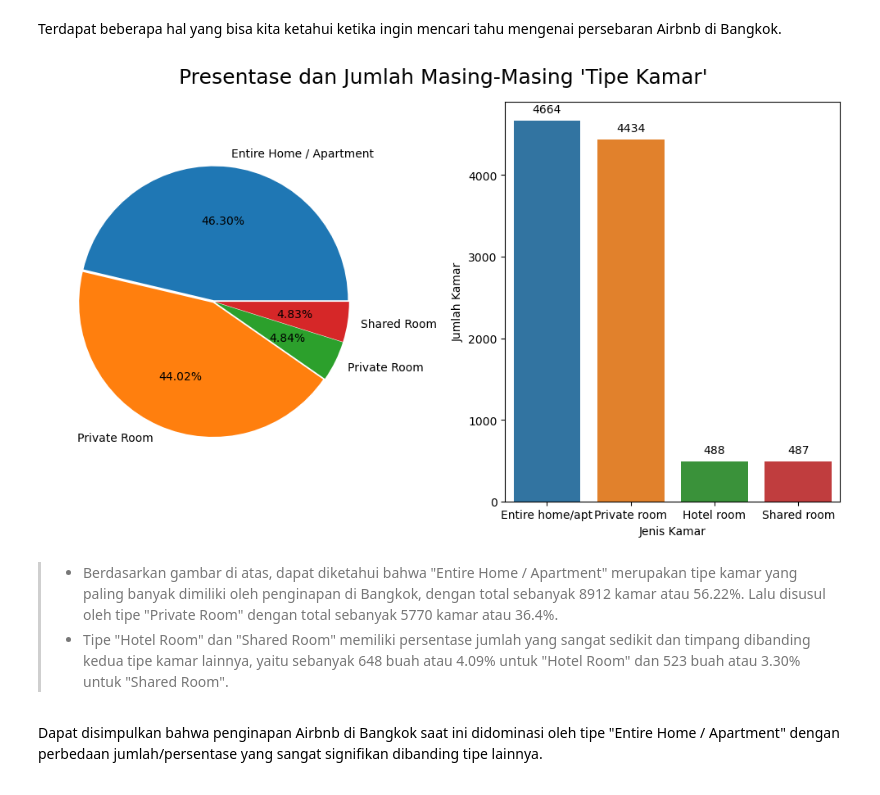
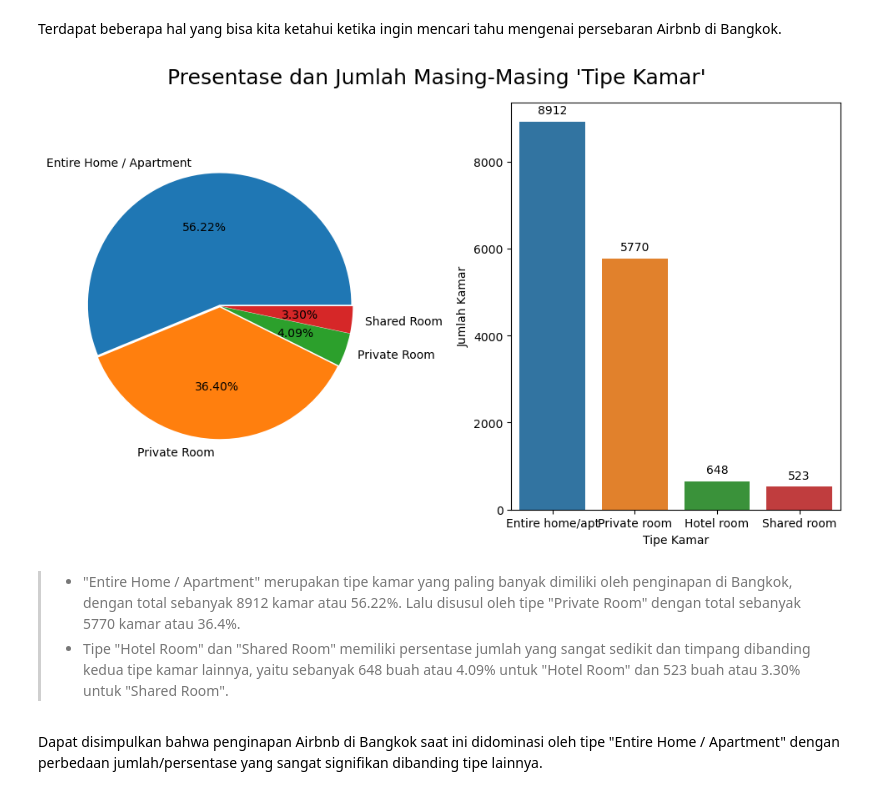
Before and after one commit to sendhiar/Airbnb-Bangkok-Listings-Analysis, a Jupyter notebook: [Sendhi Anshari Rasyid] Capstone Project II.ipynb, the cells around one changed output. Drawn from its saved outputs; the diff is of its cells as text; code cells hidden in the pictures.

```diff
--- a/[Sendhi Anshari Rasyid] Capstone Project II.ipynb
+++ b/[Sendhi Anshari Rasyid] Capstone Project II.ipynb
@@ -437,0 +461,4 @@ df[df['reviews_per_month'] == '0']
+# %%
+#Proses mengubah missing value pada kolom `last_review_month` menjadi "-"
+df['last_review_month'].fillna('-', inplace=True)
+df[df['last_review_month'] == '-']
@@ -437,0 +498,4 @@ df[df['reviews_per_month'] == '0']
+# %%
+#Proses mengubah missing value pada kolom `last_review_year` menjadi "-"
+df['last_review_year'].fillna('-', inplace=True)
+df[df['last_review_year'] == '-']
@@ -583,13 +660,0 @@ Meskipun nilai presentase dari masing-masing kolomnya terhitung kecil, agar pros
-# %%
-#Menghapus Outlier
-for columns in columns_outlier:
-    Q1 = df[columns].quantile(0.25)
-    Q3 = df[columns].quantile(0.75)
-    IQR = Q3-Q1
-
-    lower_bound = Q1 - (1.5 * IQR)
-    upper_bound = Q3 + (1.5 * IQR)
-
-    df=df[(df[columns] >= lower_bound) & (df[columns] <= upper_bound)]
-
-df.reset_index(drop=True, inplace=True)
@@ -721,0 +807,4 @@ Karena pada data ini tidak tersedia data mengenai kapan seorang tamu menginap, m
+# %%
+#Urutkan bulan berdasarkan urutan di kalender
+urutan_bulan = ['January', 'February', 'March', 'April', 'May', 'June', 'July', 'August', 'September', 'October', 'November', 'December']
+df['last_review_month'] = pd.Categorical(df['last_review_month'], categories=urutan_bulan, ordered=True)
@@ -725,22 +882,25 @@ Karena pada data ini tidak tersedia data mengenai kapan seorang tamu menginap, m
 Terdapat beberapa hal yang bisa kita ketahui ketika ingin mencari tahu mengenai persebaran Airbnb di Bangkok.
 # %%
 #Visualisasi grafik jumlah masing-masing `Tipe Kamar`
+#pie plot
 plt.figure(figsize=(10,6)).suptitle("Presentase dan Jumlah Masing-Masing 'Tipe Kamar'", fontsize=18)
 plt.subplot(1,2,1)
 plt.pie(df['room_type'].value_counts(), labels=['Entire Home / Apartment','Private Room', 'Private Room', 'Shared Room'], autopct='%.2f%%', explode=(0.01, 0.01, 0.01, 0.01))
+
+#count plot
 plt.subplot(1,2,2)
 ax = sns.countplot(x='room_type', data=df, order=df['room_type'].value_counts().index)
 for val in ax.patches:
     ax.annotate(f'{int(val.get_height())}', (val.get_x() + val.get_width() / 2., val.get_height()), ha='center', va='center', xytext=(0, 10), textcoords='offset points')
-plt.xlabel('Jenis Kamar')
+plt.xlabel('Tipe Kamar')
 plt.ylabel('Jumlah Kamar')
 
 plt.tight_layout()
 plt.show()
 # %% [output]
-[figure, old version]
+[figure, new version]
 # %% [markdown]
-> - Berdasarkan gambar di atas, dapat diketahui bahwa "Entire Home / Apartment" merupakan tipe kamar yang paling banyak dimiliki oleh penginapan di Bangkok, dengan total sebanyak 8912 kamar atau 56.22%. Lalu disusul oleh tipe "Private Room" dengan total sebanyak 5770 kamar atau 36.4%.
+> - "Entire Home / Apartment" merupakan tipe kamar yang paling banyak dimiliki oleh penginapan di Bangkok, dengan total sebanyak 8912 kamar atau 56.22%. Lalu disusul oleh tipe "Private Room" dengan total sebanyak 5770 kamar atau 36.4%.
 > - Tipe "Hotel Room" dan "Shared Room" memiliki persentase jumlah yang sangat sedikit dan timpang dibanding kedua tipe kamar lainnya, yaitu sebanyak 648 buah atau 4.09% untuk "Hotel Room" dan 523 buah atau 3.30% untuk "Shared Room".
 # %% [markdown]
 Dapat disimpulkan bahwa penginapan Airbnb di Bangkok saat ini didominasi oleh tipe "Entire Home / Apartment" dengan perbedaan jumlah/persentase yang sangat signifikan dibanding tipe lainnya.
```
Also changed, not shown: parts of 86 cells of this notebook.
